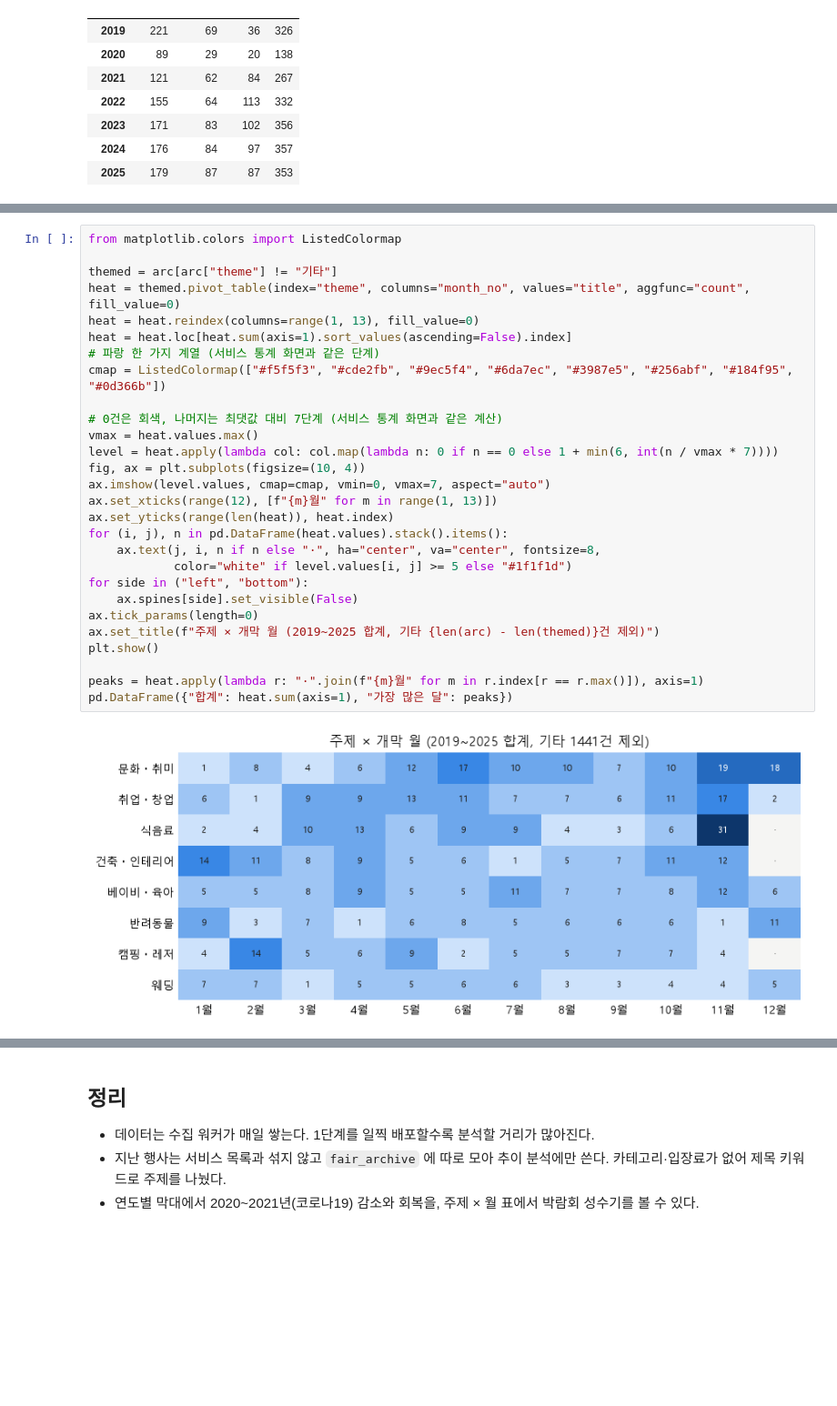
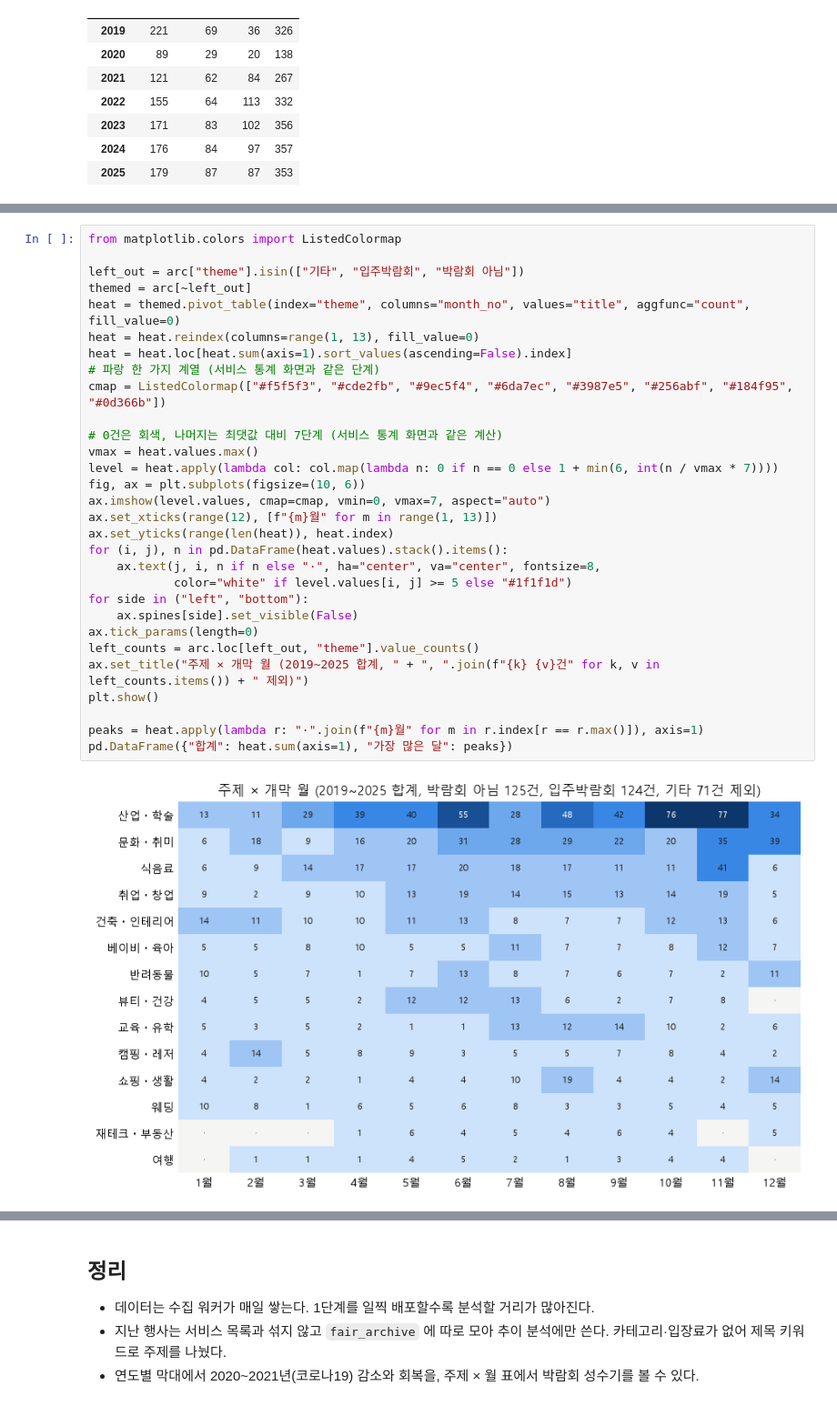
Before and after one commit to wlsdnr4319-jpg/fairpick, a Jupyter notebook: analysis/fairs_report.ipynb, the cells around one changed output, grey strips where cells are left out. Shown at 91% size. Drawn from its saved outputs; the diff is of its cells as text; blank space fills up the shorter version.

Commit message:
docs: update theme analysis notebook and notes
Co-Authored-By: Claude Opus 5.5 <noreply@anthropic.com>

```diff
--- a/analysis/fairs_report.ipynb
+++ b/analysis/fairs_report.ipynb
@@ -188,32 +189,34 @@ yearly.assign(합계=yearly.sum(axis=1))
 # %%
 from matplotlib.colors import ListedColormap
 
-themed = arc[arc["theme"] != "기타"]
+left_out = arc["theme"].isin(["기타", "입주박람회", "박람회 아님"])
+themed = arc[~left_out]
 heat = themed.pivot_table(index="theme", columns="month_no", values="title", aggfunc="count", fill_value=0)
 heat = heat.reindex(columns=range(1, 13), fill_value=0)
 heat = heat.loc[heat.sum(axis=1).sort_values(ascending=False).index]
 # 파랑 한 가지 계열 (서비스 통계 화면과 같은 단계)
 cmap = ListedColormap(["#f5f5f3", "#cde2fb", "#9ec5f4", "#6da7ec", "#3987e5", "#256abf", "#184f95", "#0d366b"])
 
 # 0건은 회색, 나머지는 최댓값 대비 7단계 (서비스 통계 화면과 같은 계산)
 vmax = heat.values.max()
 level = heat.apply(lambda col: col.map(lambda n: 0 if n == 0 else 1 + min(6, int(n / vmax * 7))))
-fig, ax = plt.subplots(figsize=(10, 4))
+fig, ax = plt.subplots(figsize=(10, 6))
 ax.imshow(level.values, cmap=cmap, vmin=0, vmax=7, aspect="auto")
 ax.set_xticks(range(12), [f"{m}월" for m in range(1, 13)])
 ax.set_yticks(range(len(heat)), heat.index)
 for (i, j), n in pd.DataFrame(heat.values).stack().items():
     ax.text(j, i, n if n else "·", ha="center", va="center", fontsize=8,
             color="white" if level.values[i, j] >= 5 else "#1f1f1d")
 for side in ("left", "bottom"):
     ax.spines[side].set_visible(False)
 ax.tick_params(length=0)
-ax.set_title(f"주제 × 개막 월 (2019~2025 합계, 기타 {len(arc) - len(themed)}건 제외)")
+left_counts = arc.loc[left_out, "theme"].value_counts()
+ax.set_title("주제 × 개막 월 (2019~2025 합계, " + ", ".join(f"{k} {v}건" for k, v in left_counts.items()) + " 제외)")
 plt.show()
 
 peaks = heat.apply(lambda r: "·".join(f"{m}월" for m in r.index[r == r.max()]), axis=1)
 pd.DataFrame({"합계": heat.sum(axis=1), "가장 많은 달": peaks})
 # %% [output]
-[figure, old version]
+[figure, new version]
 |  | 합계 | 가장 많은 달 |
 | theme |  |  |
```
Also changed, not shown: parts of 2 cells of this notebook, 4 other files.
